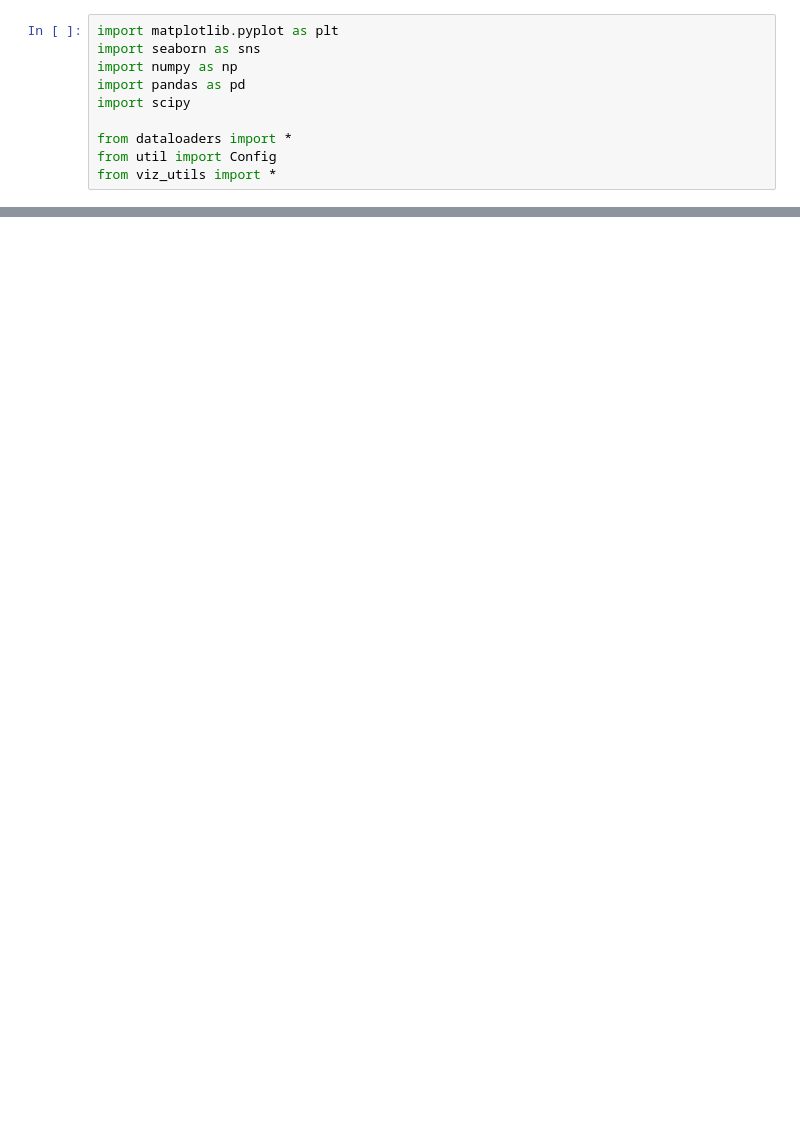
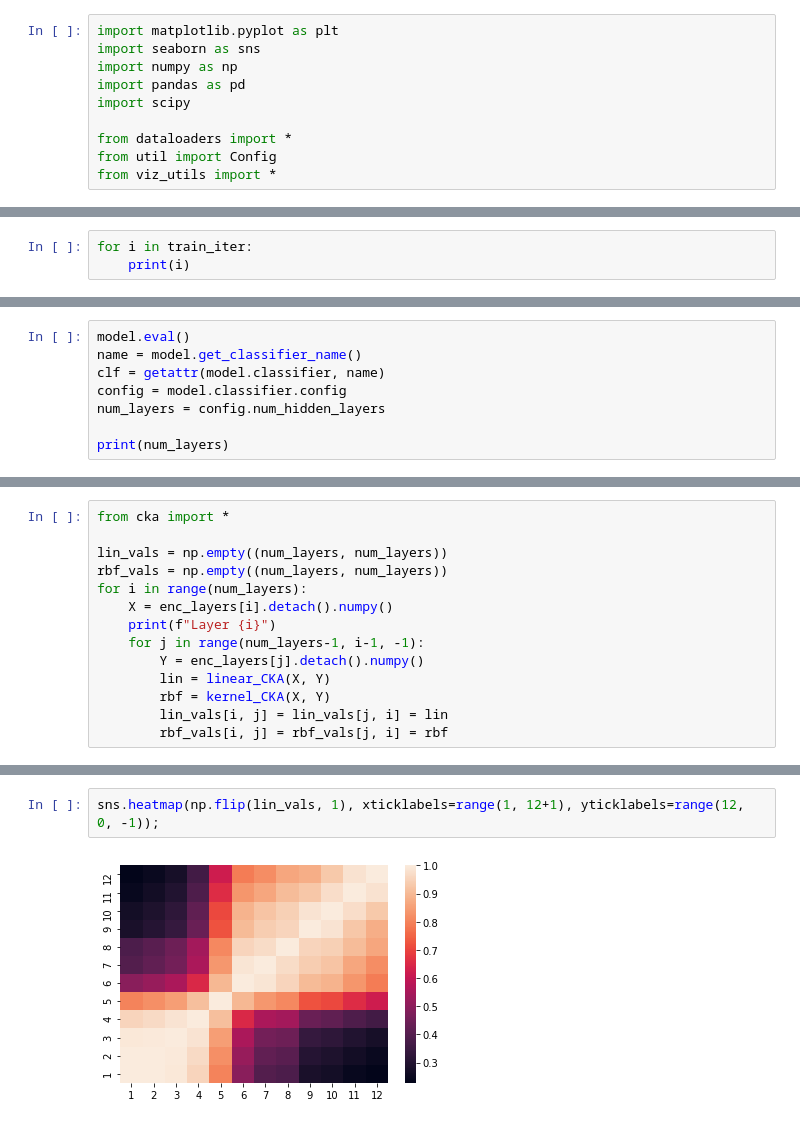
Before and after one commit to josipjukic/adapter-al, a Jupyter notebook: tinkering.ipynb, the cells around one changed output, grey strips where cells are left out. Cells and saved outputs as stored; diff of their text form; blank space fills up the shorter version.

```diff
--- a/tinkering.ipynb
+++ b/tinkering.ipynb
@@ -108,0 +890,3 @@ Loading TREC-2 -- ada-besov -- BERT
+# %%
+for i in train_iter:
+    print(i)
@@ -108,0 +1000,8 @@ Loading TREC-2 -- ada-besov -- BERT
+# %%
+model.eval()
+name = model.get_classifier_name()
+clf = getattr(model.classifier, name)
+config = model.classifier.config
+num_layers = config.num_hidden_layers
+
+print(num_layers)
@@ -108,0 +1079,14 @@ Loading TREC-2 -- ada-besov -- BERT
+# %%
+from cka import *
+
+lin_vals = np.empty((num_layers, num_layers))
+rbf_vals = np.empty((num_layers, num_layers))
+for i in range(num_layers):
+    X = enc_layers[i].detach().numpy()
+    print(f"Layer {i}")
+    for j in range(num_layers-1, i-1, -1):
+        Y = enc_layers[j].detach().numpy()
+        lin = linear_CKA(X, Y)
+        rbf = kernel_CKA(X, Y)
+        lin_vals[i, j] = lin_vals[j, i] = lin
+        rbf_vals[i, j] = rbf_vals[j, i] = rbf
@@ -108,0 +1106,4 @@ Loading TREC-2 -- ada-besov -- BERT
+# %%
+sns.heatmap(np.flip(lin_vals, 1), xticklabels=range(1, 12+1), yticklabels=range(12, 0, -1));
+# %% [output]
+[figure, added]
```
Also changed, not shown: parts of 36 cells of this notebook, 9 other files.
